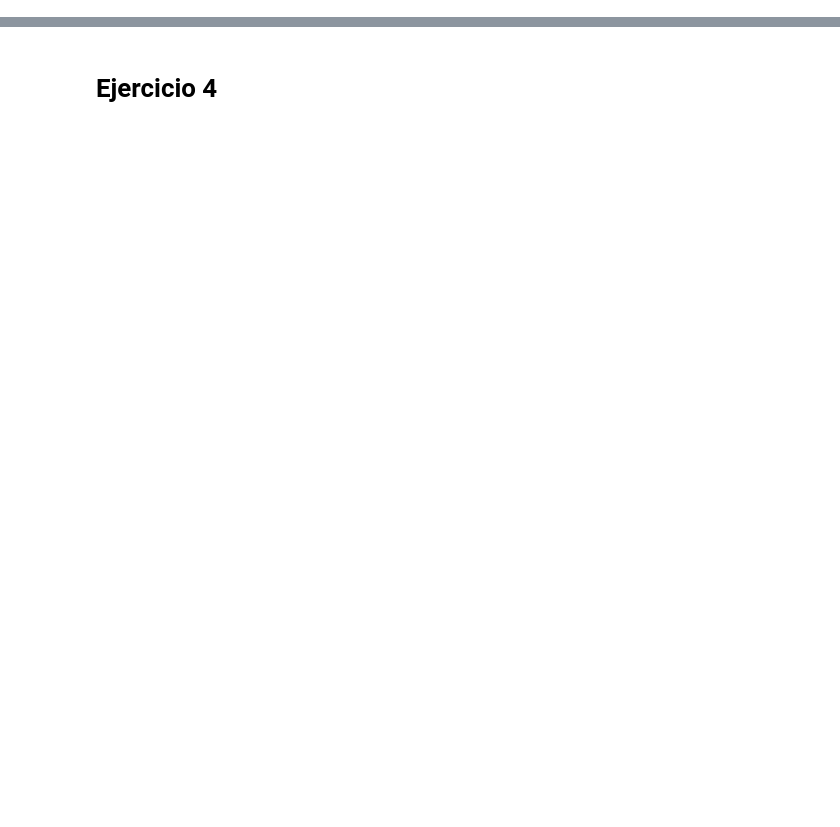
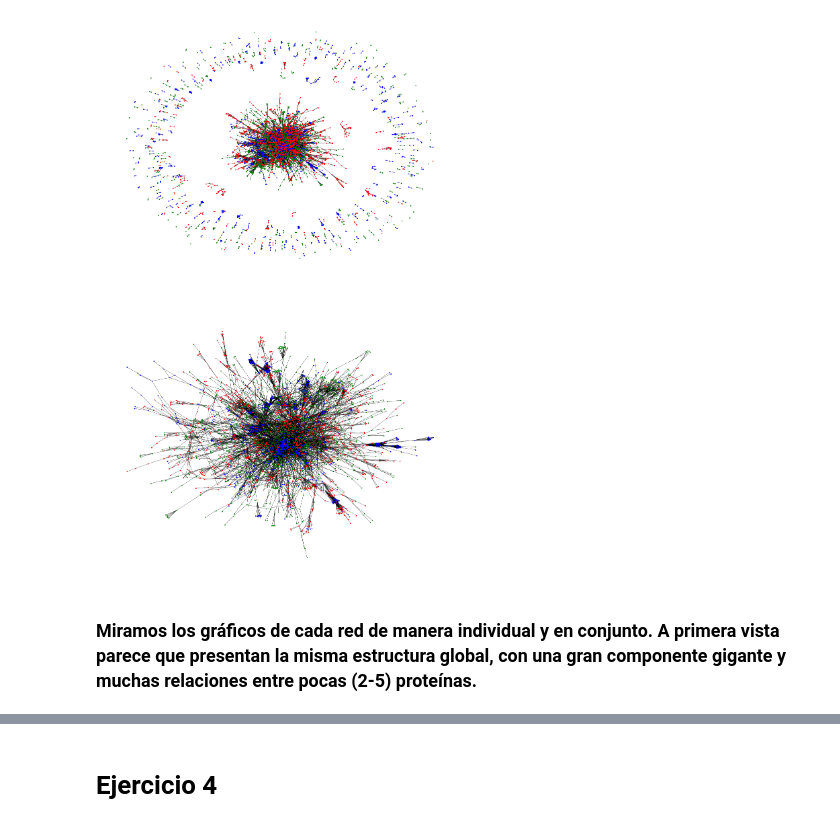
Before and after one commit to leialorenzo/Redes, a Jupyter notebook: TP1.ipynb, the cells around one changed output, grey strips where cells are left out. Saved outputs shown, nothing was run; the diff lists cells and outputs as text; code cells hidden in the pictures; blank space fills up the shorter version.

```diff
--- a/TP1.ipynb
+++ b/TP1.ipynb
@@ -44,0 +57,16 @@ nx.draw(L, with_labels=False,node_color="red", node_size=5, width=2)
+# %%
+plt.figure(1, figsize = (18,30))
+
+plt.subplot(211)
+nx.draw(B, with_labels=False,node_color="green", node_size=5, width=0.5, label = 'Binaria')
+nx.draw(P, with_labels=False, node_color="blue", node_size=5, width=0.5, label = 'Copertenencia')
+nx.draw(L, with_labels=False,node_color="red", node_size=5, width=0.5, label = 'Literatura')
+
+plt.subplot(212)
+nx.draw(max(nx.connected_component_subgraphs(B), key=len), with_labels=False,node_color="green", node_size=5, width=0.5, label = 'Binaria')
+nx.draw(max(nx.connected_component_subgraphs(P), key=len), with_labels=False, node_color="blue", node_size=5, width=0.5, label = 'Copertenencia')
+nx.draw(max(nx.connected_component_subgraphs(L), key=len), with_labels=False,node_color="red", node_size=5, width=0.5, label = 'Literatura')
+# %% [output]
+[figure, added]
+# %% [markdown]
+### Miramos los gráficos de cada red de manera individual y en conjunto. A primera vista parece que presentan la misma estructura global, con una gran componente gigante y muchas relaciones entre pocas (2-5) proteínas.
```
Also changed, not shown: parts of 48 cells of this notebook.
